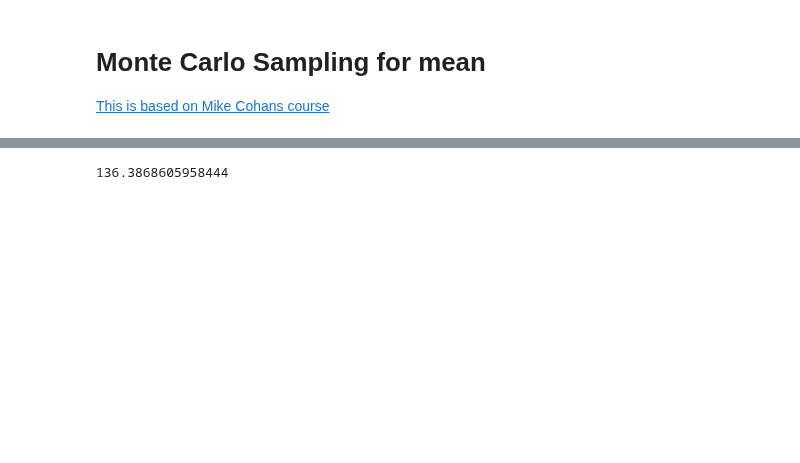
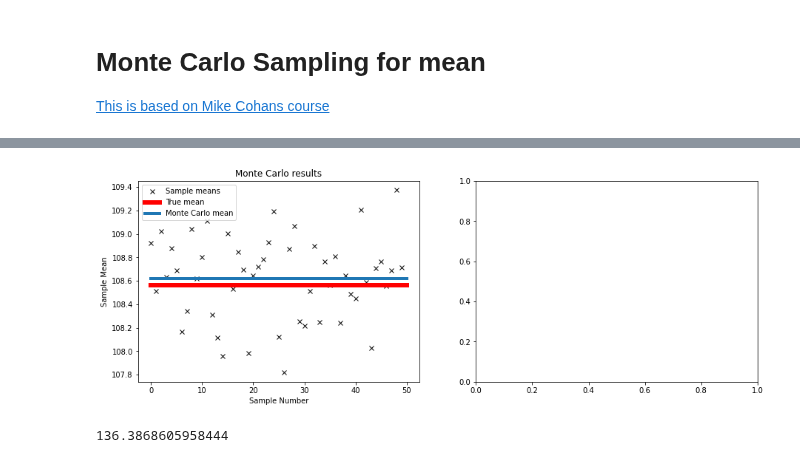
Before and after one commit to tomafischer/ai_geeks, a Jupyter notebook: statistics/Monte_Carlo_Simulation_for_mean.ipynb, the cells around one changed output, grey strips where cells are left out. Cells and saved outputs as stored; diff of their text form; code cells hidden in the pictures; blank space fills up the shorter version.

Commit message:
more monte carlo

```diff
--- a/statistics/Monte_Carlo_Simulation_for_mean.ipynb
+++ b/statistics/Monte_Carlo_Simulation_for_mean.ipynb
@@ -72,25 +71,32 @@ skip              float          1000.0
 # %%
 ######
 #.     Monte Carlo Sampling and calculating mean
 ######
-sample_size = 2.3e5
-number_of_samples = 500
+sample_size = int(2.3e5)
+number_of_samples = 50
 
 sample_means = np.zeros(number_of_samples)
 #actual Monte Carlo sampling
 for expi in range(number_of_samples):
-  exp_sample = np.random.choice(population, size = sample_size))
+  exp_sample = np.random.choice(population, size = sample_size)
   sample_means[expi] = np.mean(exp_sample)
 
+monte_carlo_mean = np.mean(sample_means)
 # plotting
 fig, axs = plt.subplots(1,2, figsize=(15,5))
-ax = axs[0][1]
+ax = axs[0]
 ax.set_title("Monte Carlo results")
-ax.plot(sample_means,'ko', label="Sample means")
-ax.plot([0, number_of_samples],[true_mean, true_mean], 'r', linewidth = 4, label="True mean")
+ax.plot(sample_means,'kx', label="Sample means")
+ax.plot([0, number_of_samples],[true_mean, true_mean], 'r', linewidth = 6, label="True mean")
+ax.plot([0, number_of_samples], [monte_carlo_mean,monte_carlo_mean], linewidth =4 ,label="Monte Carlo mean")
+ax.set_xlabel("Sample Number")
+ax.set_ylabel("Sample Mean")
+
 ax.legend()
 
 plt.show()
+# %% [output]
+[figure, added]
 # %%
 # %% [output]
 136.3868605958444
```
Also changed, not shown: parts of 2 cells of this notebook.
